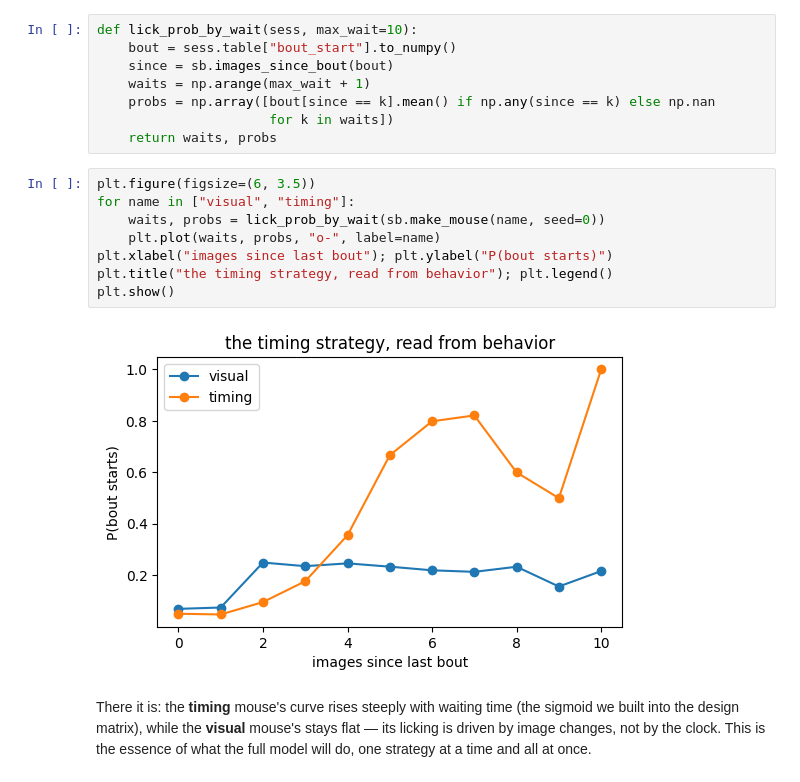
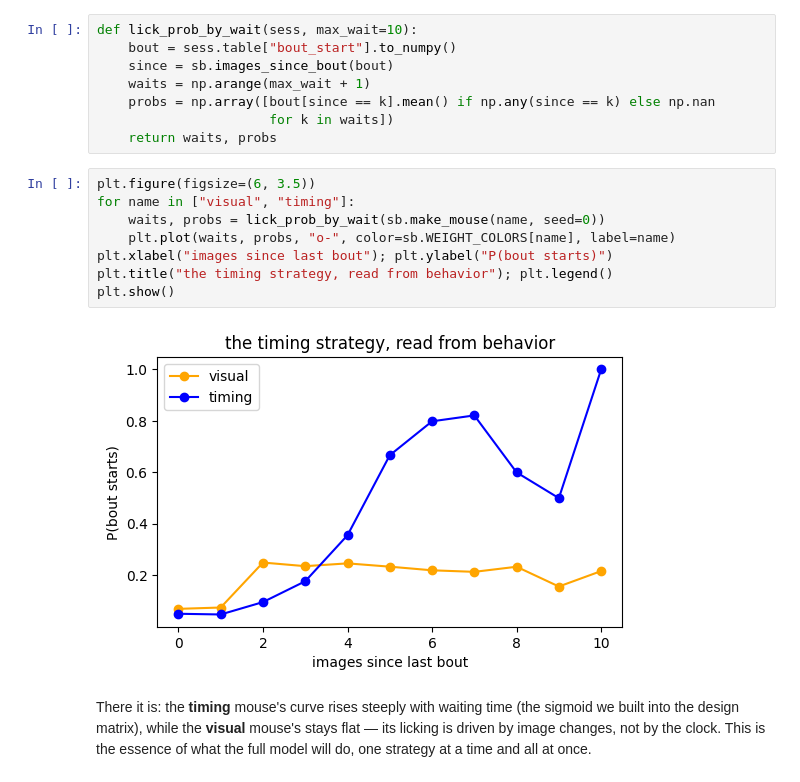
Before and after one commit to stootoon/swc-en-2026, a Jupyter notebook: behaviour/notebooks/02_meet_the_mice_solutions.ipynb, the cells around one changed output. Drawn from its saved outputs; the diff is of its cells as text.

```diff
--- a/behaviour/notebooks/02_meet_the_mice_solutions.ipynb
+++ b/behaviour/notebooks/02_meet_the_mice_solutions.ipynb
@@ -118,13 +118,13 @@ def lick_prob_by_wait(sess, max_wait=10):
 # %%
 plt.figure(figsize=(6, 3.5))
 for name in ["visual", "timing"]:
     waits, probs = lick_prob_by_wait(sb.make_mouse(name, seed=0))
-    plt.plot(waits, probs, "o-", label=name)
+    plt.plot(waits, probs, "o-", color=sb.WEIGHT_COLORS[name], label=name)
 plt.xlabel("images since last bout"); plt.ylabel("P(bout starts)")
 plt.title("the timing strategy, read from behavior"); plt.legend()
 plt.show()
 # %% [output]
-[figure, old version]
+[figure, new version]
 # %% [markdown]
 There it is: the **timing** mouse's curve rises steeply with waiting time (the
 sigmoid we built into the design matrix), while the **visual** mouse's stays
```
Also changed, not shown: parts of 1 cell of this notebook, 30 other files.
